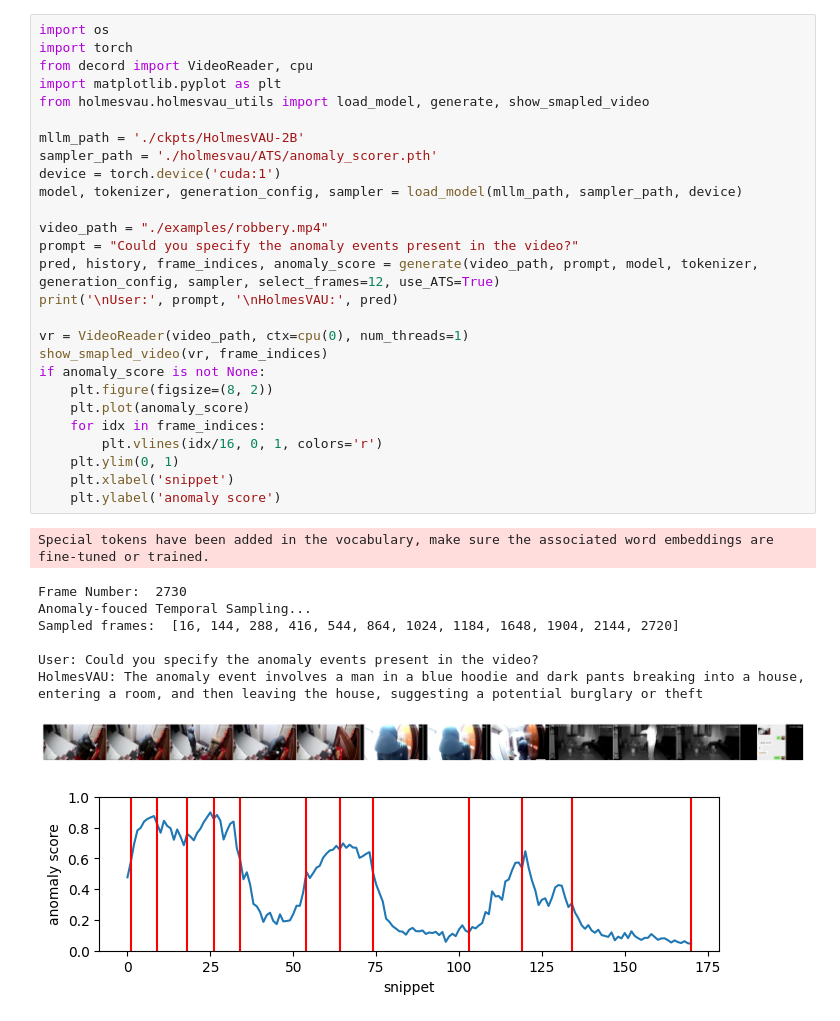
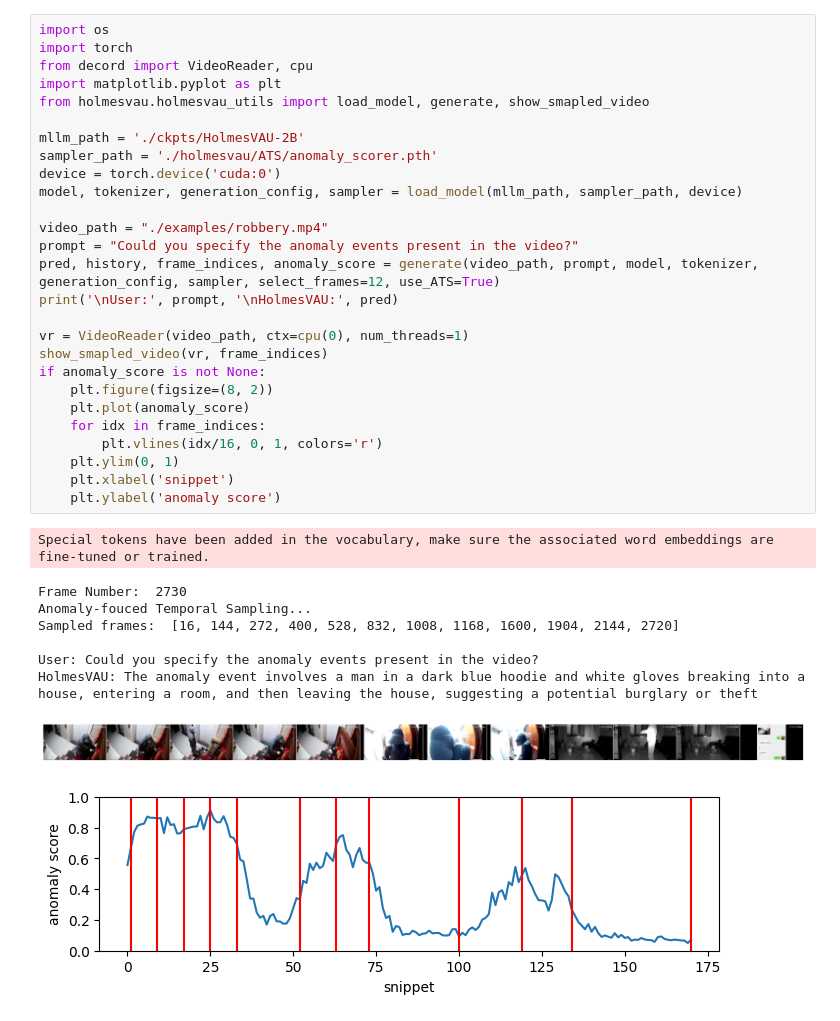
Before and after one commit to jungseoik/IntenVL3_Violence_SFT, a Jupyter notebook: inference.ipynb, the cells around one changed output. Saved outputs shown, nothing was run; the diff lists cells and outputs as text.

```diff
--- a/inference.ipynb
+++ b/inference.ipynb
@@ -3,35 +3,35 @@ import os
 import torch
 from decord import VideoReader, cpu
 import matplotlib.pyplot as plt
 from holmesvau.holmesvau_utils import load_model, generate, show_smapled_video
 
 mllm_path = './ckpts/HolmesVAU-2B'
 sampler_path = './holmesvau/ATS/anomaly_scorer.pth'
-device = torch.device('cuda:1')
+device = torch.device('cuda:0')
 model, tokenizer, generation_config, sampler = load_model(mllm_path, sampler_path, device)
 
 video_path = "./examples/robbery.mp4"
 prompt = "Could you specify the anomaly events present in the video?"
 pred, history, frame_indices, anomaly_score = generate(video_path, prompt, model, tokenizer, generation_config, sampler, select_frames=12, use_ATS=True)
 print('\nUser:', prompt, '\nHolmesVAU:', pred)
 
 vr = VideoReader(video_path, ctx=cpu(0), num_threads=1)
 show_smapled_video(vr, frame_indices)
 if anomaly_score is not None:
     plt.figure(figsize=(8, 2))
     plt.plot(anomaly_score)
     for idx in frame_indices:
         plt.vlines(idx/16, 0, 1, colors='r')
     plt.ylim(0, 1)
     plt.xlabel('snippet')
     plt.ylabel('anomaly score')
 # %% [output]
 Special tokens have been added in the vocabulary, make sure the associated word embeddings are fine-tuned or trained.
 Frame Number:  2730
 Anomaly-fouced Temporal Sampling...
-Sampled frames:  [16, 144, 288, 416, 544, 864, 1024, 1184, 1648, 1904, 2144, 2720]
+Sampled frames:  [16, 144, 272, 400, 528, 832, 1008, 1168, 1600, 1904, 2144, 2720]
 
 User: Could you specify the anomaly events present in the video?
-HolmesVAU: The anomaly event involves a man in a blue hoodie and dark pants breaking into a house, entering a room, and then leaving the house, suggesting a potential burglary or theft
+HolmesVAU: The anomaly event involves a man in a dark blue hoodie and white gloves breaking into a house, entering a room, and then leaving the house, suggesting a potential burglary or theft
-[figure, old version]
+[figure, new version]
-[figure, old version]
+[figure, new version]
```
